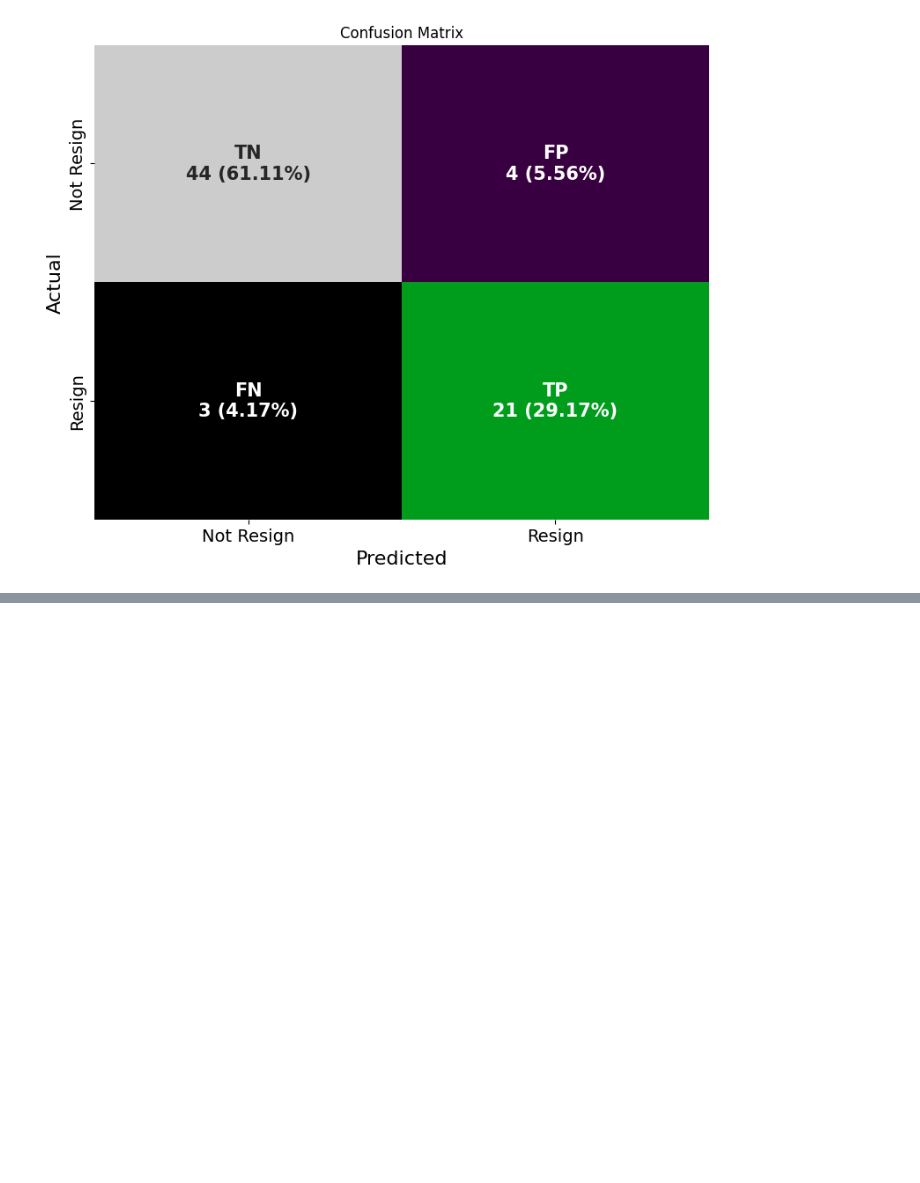
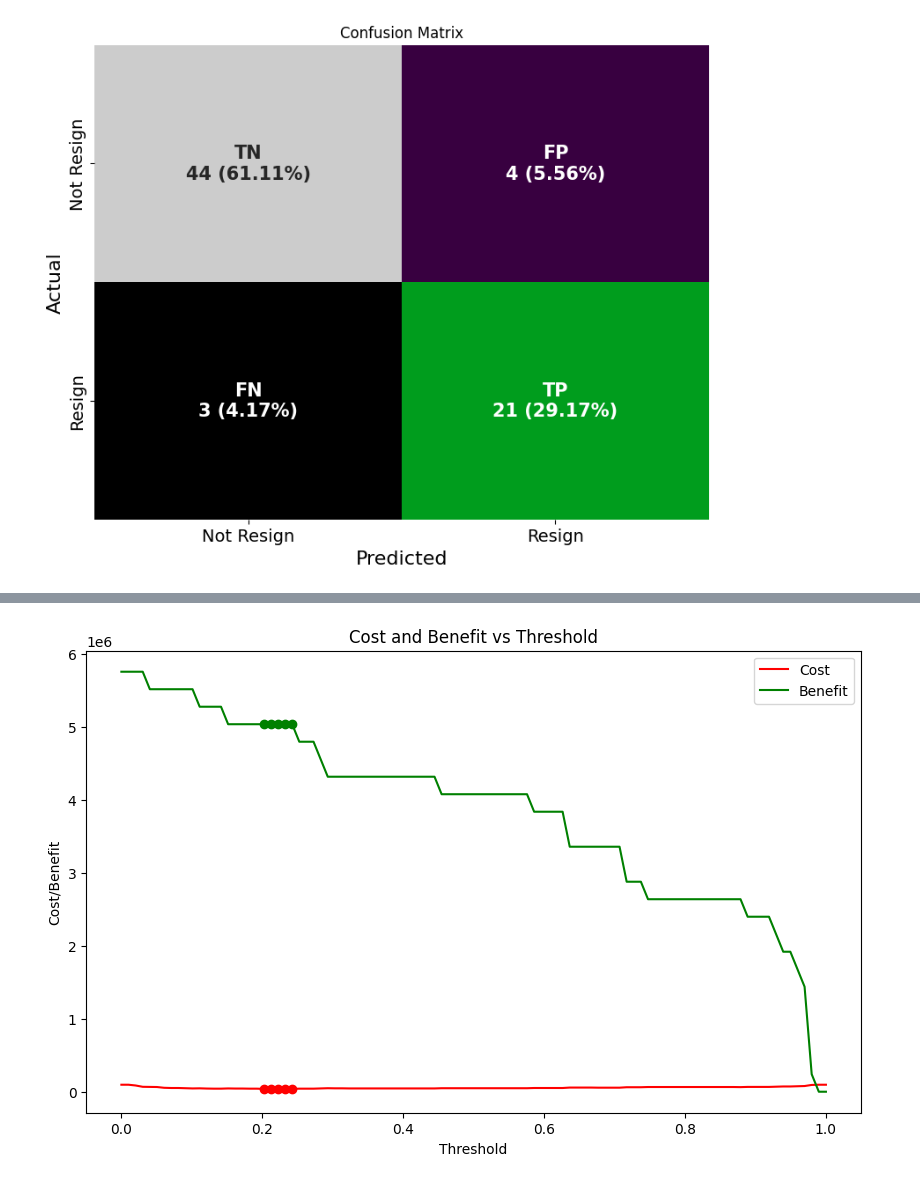
Before and after one commit to azaryasph/Improving-Employee-Retention-By-Predicting-Employee-Attrition-Using-Machine-Learning, a Jupyter notebook: notebook/predict_employee_attrition.ipynb, the cells around one changed output, grey strips where cells are left out. Cells and saved outputs as stored; diff of their text form; code cells hidden in the pictures; blank space fills up the shorter version.

```diff
--- a/notebook/predict_employee_attrition.ipynb
+++ b/notebook/predict_employee_attrition.ipynb
@@ -1670,0 +1806,98 @@ plot_confusion_matrix(xgb_new, X_test_ohe, y_test, 0.22)
+# %%
+avg_annual_salary = 50000
+increase_productivity = 0.1
+total_salary  = avg_annual_salary * (TN + FP)
+additional_revenue = total_salary * increase_productivity
+
+recruit_cost = 4000
+train_cost = 1500
+retain_cost = 1000
+
+def cost_benefit_analysis(model, X_test, y_test, threshold, recruit_cost, train_cost, retain_cost):
+    """
+    This function calculates the cost and benefit of a given model.
+
+    Parameters:
+    model: The machine learning model to be evaluated.
+    X_test: The testing data.
+    y_test: The labels for the testing data.
+    threshold: The threshold for classifying the output into different classes.
+    recruit_cost: The cost of recruiting a new employee.
+    train_cost: The cost of training a new employee.
+    retain_cost: The cost of retaining an existing employee.
+
+    Returns:
+    The cost and benefit of the model.
+    """
+
+    # Get the predicted probabilities on the test data
+    y_pred_proba = model.predict_proba(X_test)[:, 1]
+
+    # Calculate the predicted values based on the threshold
+    y_pred = (y_pred_proba > threshold).astype(int)
+
+     # Calculate the confusion matrix
+    cm = confusion_matrix(y_test, y_pred)
+
+    # Calculate the cost of the model
+    cost = cm[1, 0] * recruit_cost + cm[0, 1] * train_cost + cm[1, 1] * retain_cost
+
+    # Calculate the benefit of the model
+    benefit = cm[1, 1] * Additional_revenue
+
+    return cost, benefit
+
+cost, benefit = cost_benefit_analysis(xgb_new, X_test_ohe, y_test, 0.22, recruit_cost, train_cost, retain_cost)
+
+print(f'Cost: ${cost}')
+print(f'Benefit: ${benefit}')
+
+# Calculate the ROI
+roi = (benefit - cost) / cost
+
+print(f'ROI: {roi:.2f}')
+
+# Define the threshold values
+thresholds = np.linspace(0, 1, 100)
+
+# Initialize the lists to store the cost and benefit values
+costs = []
+
+benefits = []
+
+# Iterate over the threshold values
+for threshold in thresholds:
+    cost, benefit = cost_benefit_analysis(xgb_new, X_test_ohe, y_test, threshold, recruit_cost, train_cost, retain_cost)
+    costs.append(cost)
+    benefits.append(benefit)
+
+# Create a DataFrame of the costs and benefits
+cb_df = pd.DataFrame({
+    'Threshold': thresholds,
+    'Cost': costs,
+    'Benefit': benefits
+})
+
+# Calculate the ROI
+cb_df['ROI'] = (cb_df['Benefit'] - cb_df['Cost']) / cb_df['Cost']
+
+# Find the threshold with the maximum ROI
+max_roi = cb_df[cb_df['ROI'] == cb_df['ROI'].max()]
+
+# Display the threshold with the maximum ROI
+display(max_roi)
+
+# Plot the cost and benefit values
+plt.figure(figsize=(10, 6))
+
+plt.plot(thresholds, costs, label='Cost', color='r')
+plt.plot(thresholds, benefits, label='Benefit', color='g')
+plt.plot(max_roi['Threshold'], max_roi['Cost'], 'ro')
+plt.plot(max_roi['Threshold'], max_roi['Benefit'], 'go')
+
+plt.xlabel('Threshold')
+plt.ylabel('Cost/Benefit')
+plt.title('Cost and Benefit vs Threshold')
+plt.legend()
+plt.show()
+# %% [output]
@@ -1670,0 +1913 @@ plot_confusion_matrix(xgb_new, X_test_ohe, y_test, 0.22)
+[figure, added]
```
Also changed, not shown: parts of 24 cells of this notebook.
